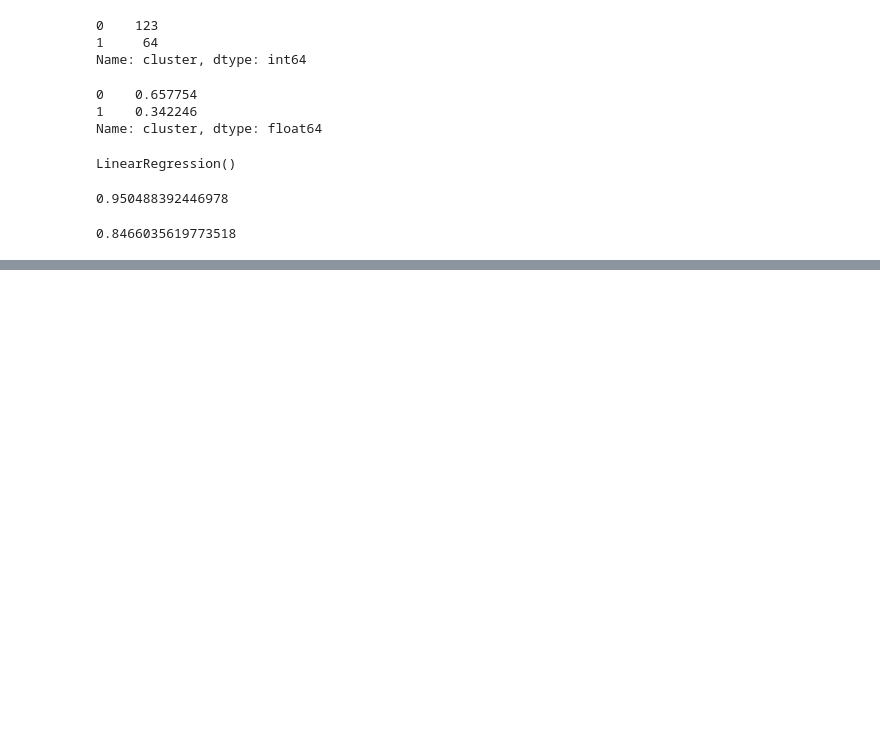
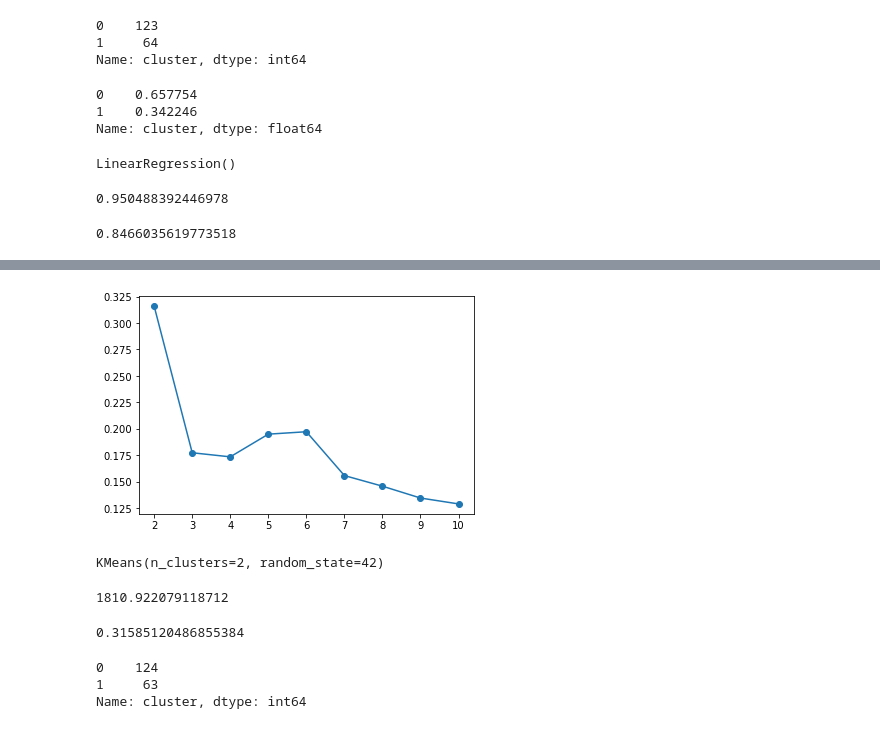
Before and after one commit to pemurp19/Predicting-HDI---Human-Development-Indicators, a Jupyter notebook: code/Clustering.ipynb, the cells around one changed output, grey strips where cells are left out. Saved outputs shown, nothing was run; the diff lists cells and outputs as text; code cells hidden in the pictures; blank space fills up the shorter version.

```diff
--- a/code/Clustering.ipynb
+++ b/code/Clustering.ipynb
@@ -235,0 +301,23 @@ lr.score(X_test, y_test)
+# %%
+silhouette_list = []
+
+for k in range(2,11):
+    km = KMeans(n_clusters = k, random_state= 42)
+    km.fit(X_ss)
+    silhouette_list.append(silhouette_score(X_ss, km.labels_))
+
+plt.plot(range(2,11), silhouette_list, marker='o');
+# %% [output]
+[figure, added]
+# %%
+# went with 2 as this appears optimal based on plots above
+km = KMeans(n_clusters = 2, random_state=42)
+km.fit(X_ss)
+# %% [output]
+KMeans(n_clusters=2, random_state=42)
+# %%
+print(km.inertia_)
+silhouette_score(X_ss, km.labels_)
+# %% [output]
+1810.922079118712
+0.31585120486855384
@@ -235,0 +326,6 @@ lr.score(X_test, y_test)
+# %%
+df['cluster'].value_counts()
+# %% [output]
+0    124
+1     63
+Name: cluster, dtype: int64
```
Also changed, not shown: parts of 19 cells of this notebook, 2 other files.
